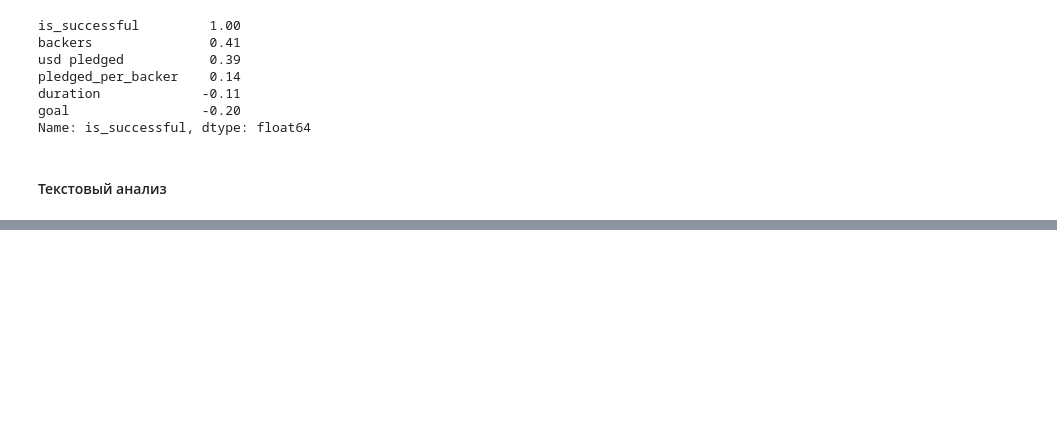
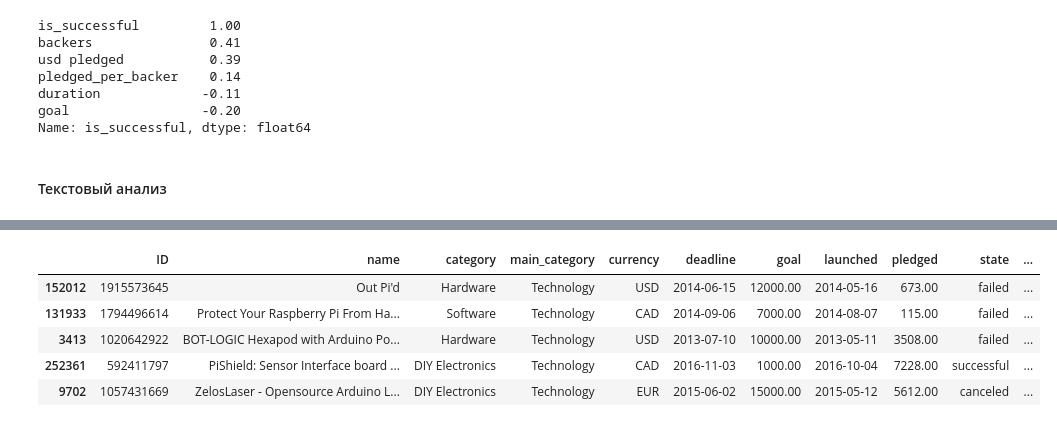
Before and after one commit to Skipper1284/Kickstarter_Dataset_Study_Project, a Jupyter notebook: Python/Kickstarter_Notebook.ipynb, the cells around one changed output, grey strips where cells are left out. Drawn from its saved outputs; the diff is of its cells as text; code cells hidden in the pictures; blank space fills up the shorter version.

```diff
--- a/Python/Kickstarter_Notebook.ipynb
+++ b/Python/Kickstarter_Notebook.ipynb
@@ -393,0 +370,20 @@ df_word_stats.head(20)
+# %%
+# Образец случайных проектов включяющих одно или несколько слов из топ-3
+
+word_top = df_word_stats['index'].head(3).tolist()
+df_word_stats_sample = df[
+    (df['main_category'] == 'Technology') & (
+    (df['name'].str.contains(r'\b' + word_top[0] + r'\b', case=False)) |
+    (df['name'].str.contains(r'\b' + word_top[1] + r'\b', case=False)) |
+    (df['name'].str.contains(r'\b' + word_top[2] + r'\b', case=False))
+    )
+    ]
+
+df_word_stats_sample.sample(5)
+# %% [output]
+|  | ID | name | category | main_category | currency | deadline | goal | launched | pledged | state | ... |
+| 152012 | 1915573645 | Out Pi'd | Hardware | Technology | USD | 2014-06-15 | 12000.00 | 2014-05-16 | 673.00 | failed | ... |
+| 131933 | 1794496614 | Protect Your Raspberry Pi From Ha... | Software | Technology | CAD | 2014-09-06 | 7000.00 | 2014-08-07 | 115.00 | failed | ... |
+| 3413 | 1020642922 | BOT-LOGIC Hexapod with Arduino Po... | Hardware | Technology | USD | 2013-07-10 | 10000.00 | 2013-05-11 | 3508.00 | failed | ... |
+| 252361 | 592411797 | PiShield: Sensor Interface board ... | DIY Electronics | Technology | CAD | 2016-11-03 | 1000.00 | 2016-10-04 | 7228.00 | successful | ... |
+| 9702 | 1057431669 | ZelosLaser - Opensource Arduino L... | DIY Electronics | Technology | EUR | 2015-06-02 | 15000.00 | 2015-05-12 | 5612.00 | canceled | ... |
```
Also changed, not shown: parts of 7 cells of this notebook.
